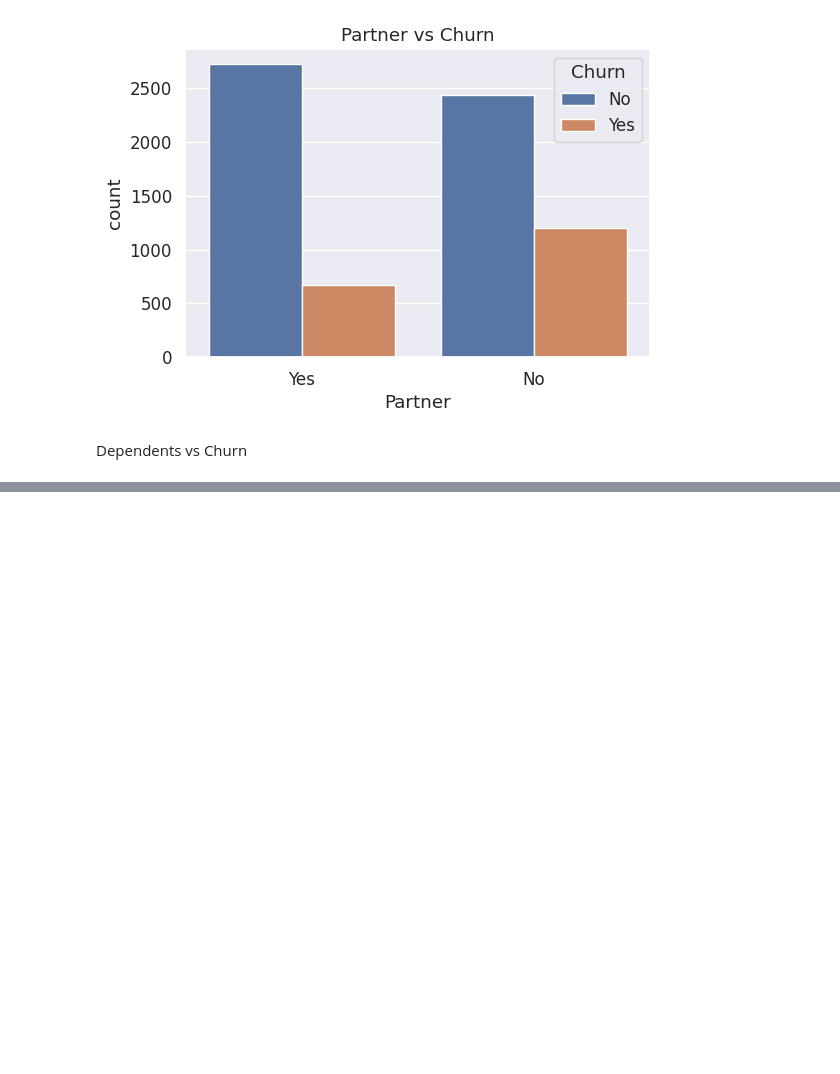
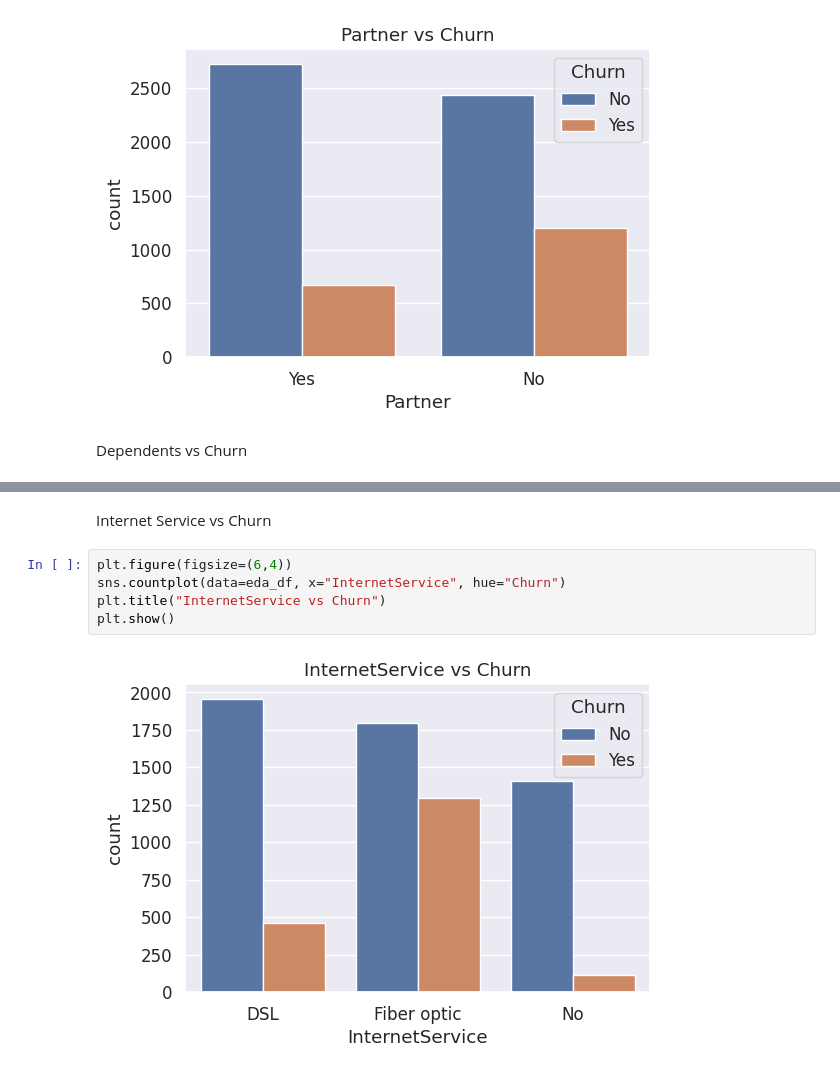
Before and after one commit to hamdhi-muhammad-24/ML_Cw, a Jupyter notebook: ML_Cw.ipynb, the cells around one changed output, grey strips where cells are left out. Saved outputs shown, nothing was run; the diff lists cells and outputs as text; blank space fills up the shorter version.

```diff
--- a/ML_Cw.ipynb
+++ b/ML_Cw.ipynb
@@ -497,0 +158,9 @@ weighted avg       0.79      0.76      0.77      1407
+# %% [markdown]
+Internet Service vs Churn
+# %%
+plt.figure(figsize=(6,4))
+sns.countplot(data=eda_df, x="InternetService", hue="Churn")
+plt.title("InternetService vs Churn")
+plt.show()
+# %% [output]
+[figure, added]
```
Also changed, not shown: parts of 112 cells of this notebook.
